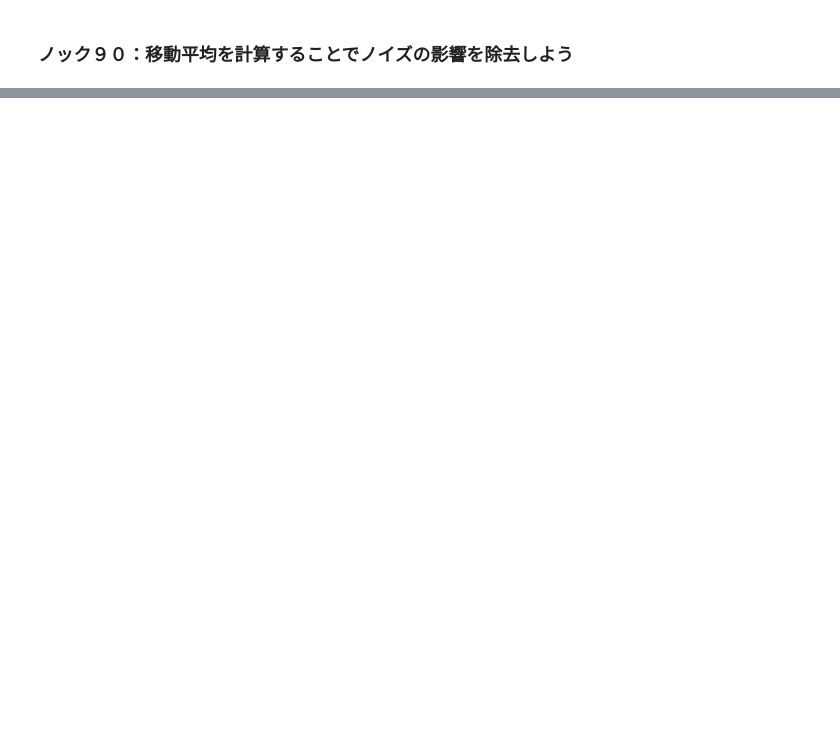
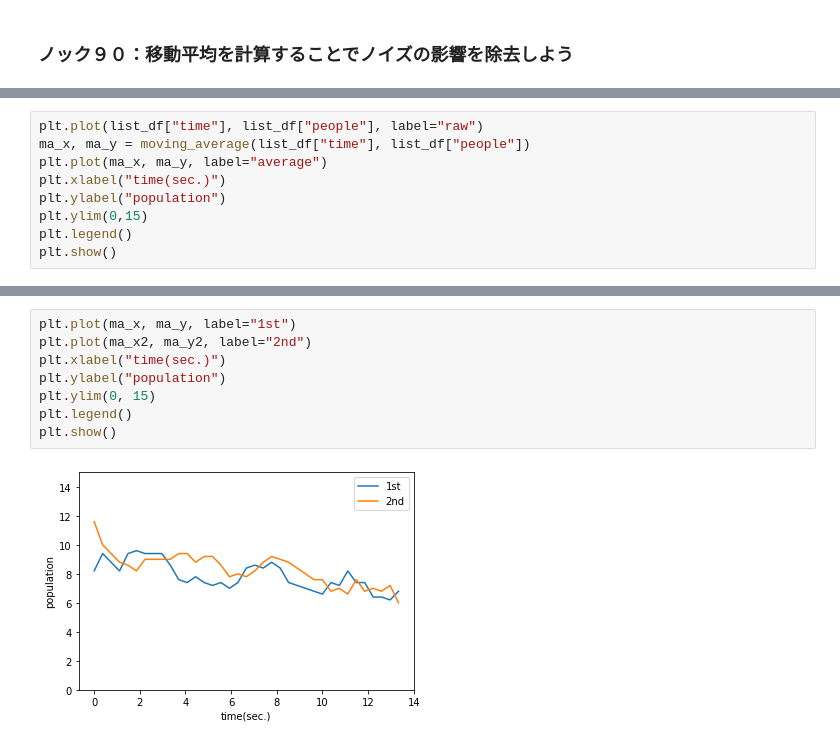
Before and after one commit to winuim/python-practical-data-analysis-100, a Jupyter notebook: Chapter-9/chapter-9.ipynb, the cells around one changed output, grey strips where cells are left out. Drawn from its saved outputs; the diff is of its cells as text; blank space fills up the shorter version.

```diff
--- a/Chapter-9/chapter-9.ipynb
+++ b/Chapter-9/chapter-9.ipynb
@@ -218,0 +317,9 @@ print("タイムラプス生成を終了しました")
+# %%
+plt.plot(list_df["time"], list_df["people"], label="raw")
+ma_x, ma_y = moving_average(list_df["time"], list_df["people"])
+plt.plot(ma_x, ma_y, label="average")
+plt.xlabel("time(sec.)")
+plt.ylabel("population")
+plt.ylim(0,15)
+plt.legend()
+plt.show()
@@ -218,0 +339,10 @@ print("タイムラプス生成を終了しました")
+# %%
+plt.plot(ma_x, ma_y, label="1st")
+plt.plot(ma_x2, ma_y2, label="2nd")
+plt.xlabel("time(sec.)")
+plt.ylabel("population")
+plt.ylim(0, 15)
+plt.legend()
+plt.show()
+# %% [output]
+[figure, added]
```
Also changed, not shown: parts of 7 cells of this notebook.
